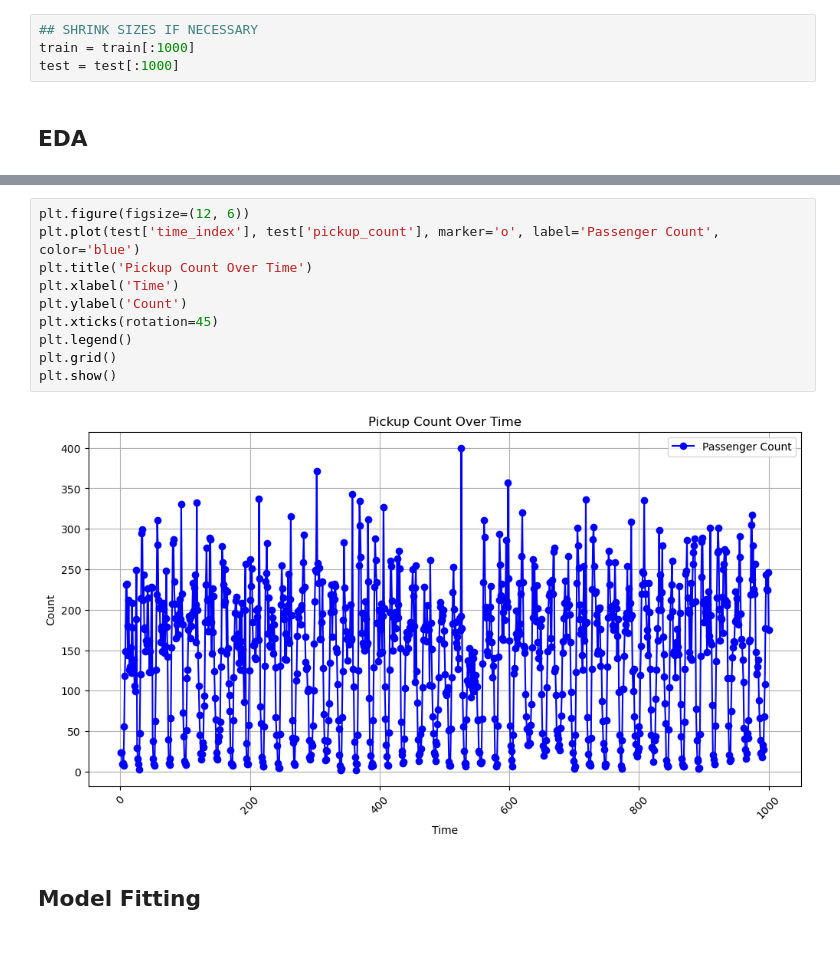
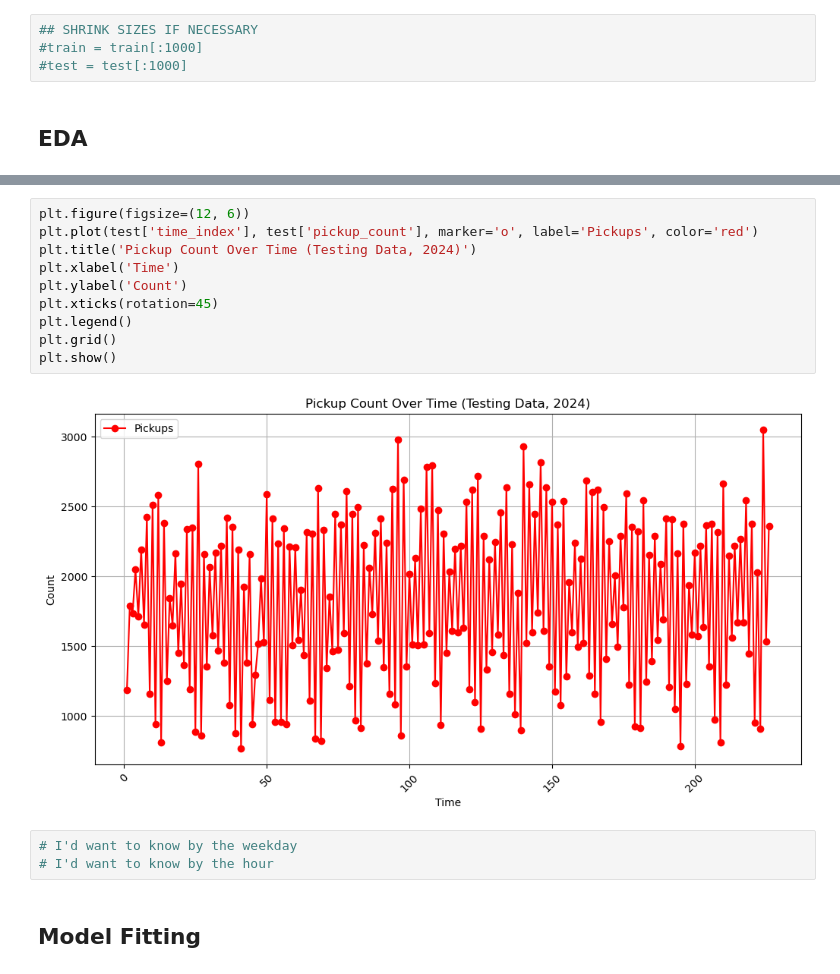
Before and after one commit to HarisNaveed17/predicting_taxi_fares, a Jupyter notebook: test_model.ipynb, the cells around one changed output, grey strips where cells are left out. Cells and saved outputs as stored; diff of their text form; blank space fills up the shorter version.

```diff
--- a/test_model.ipynb
+++ b/test_model.ipynb
@@ -106,7 +106,7 @@ memory usage: 264.8+ KB
 # %%
 ## SHRINK SIZES IF NECESSARY
-train = train[:1000]
-test = test[:1000]
+#train = train[:1000]
+#test = test[:1000]
 # %% [markdown]
 ## EDA
 # %%
@@ -186,15 +162,18 @@ plt.show()
 # %%
 plt.figure(figsize=(12, 6))
-plt.plot(test['time_index'], test['pickup_count'], marker='o', label='Passenger Count', color='blue')
-plt.title('Pickup Count Over Time')
+plt.plot(test['time_index'], test['pickup_count'], marker='o', label='Pickups', color='red')
+plt.title('Pickup Count Over Time (Testing Data, 2024)')
 plt.xlabel('Time')
 plt.ylabel('Count')
 plt.xticks(rotation=45)
 plt.legend()
 plt.grid()
 plt.show()
 # %% [output]
-[figure, old version]
+[figure, new version]
+# %%
+# I'd want to know by the weekday
+# I'd want to know by the hour
 # %% [markdown]
 ## Model Fitting
 # %%
```
Also changed, not shown: parts of 22 cells of this notebook, 1 other file.
